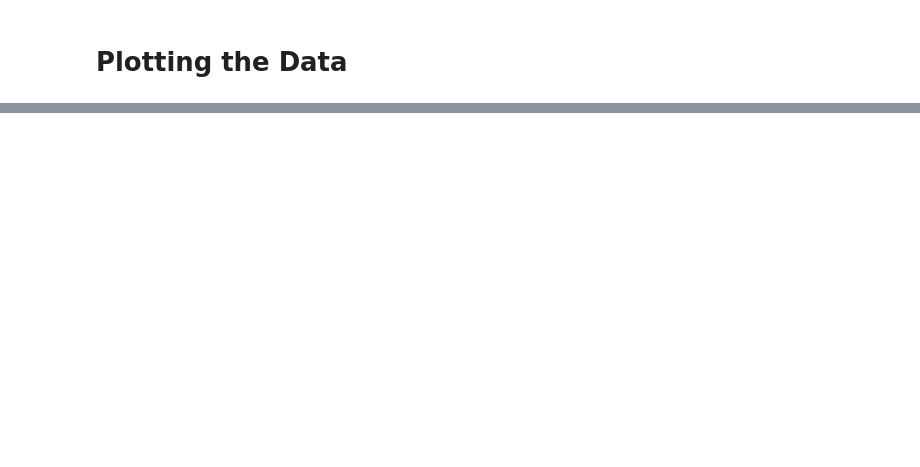
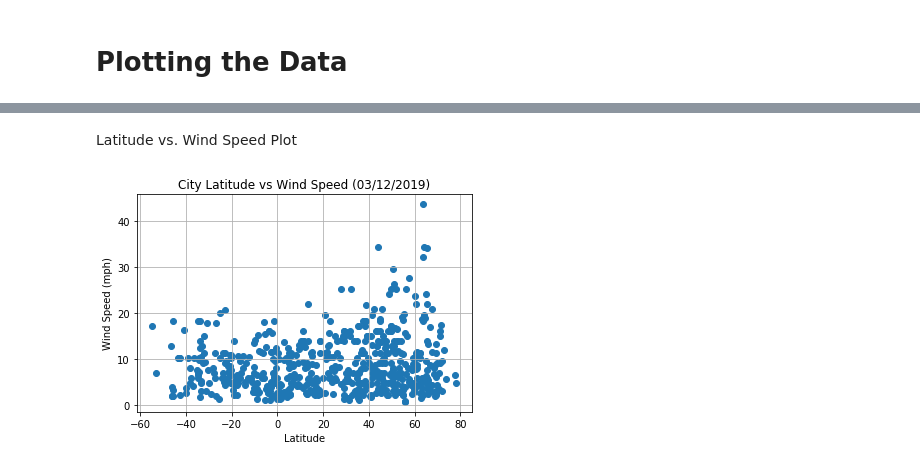
Before and after one commit to saikondrakunta/WeatherAnalysisUsingAPI, a Jupyter notebook: code/WeatherAnalysis.ipynb, the cells around one changed output, grey strips where cells are left out. Saved outputs shown, nothing was run; the diff lists cells and outputs as text; code cells hidden in the pictures; blank space fills up the shorter version.

```diff
--- a/code/WeatherAnalysis.ipynb
+++ b/code/WeatherAnalysis.ipynb
@@ -185,0 +204,6 @@ def plotvslatitude(inputlist):
+# %% [markdown]
+Latitude vs. Wind Speed Plot
+# %%
+plotvslatitude("Wind Speed")
+# %% [output]
+[figure, added]
```
Also changed, not shown: parts of 9 cells of this notebook, 8 other files.
